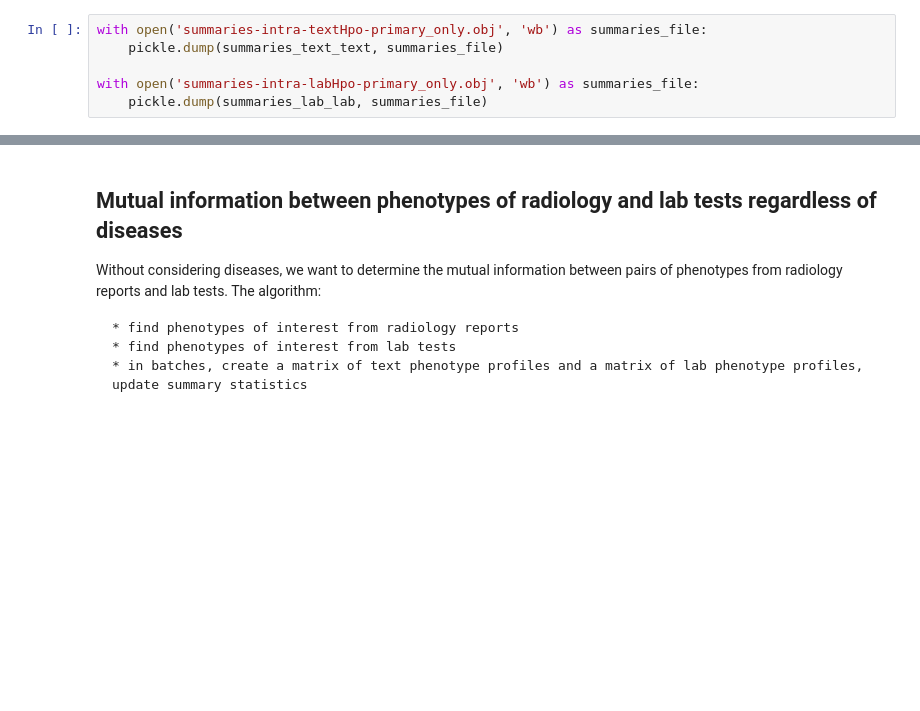
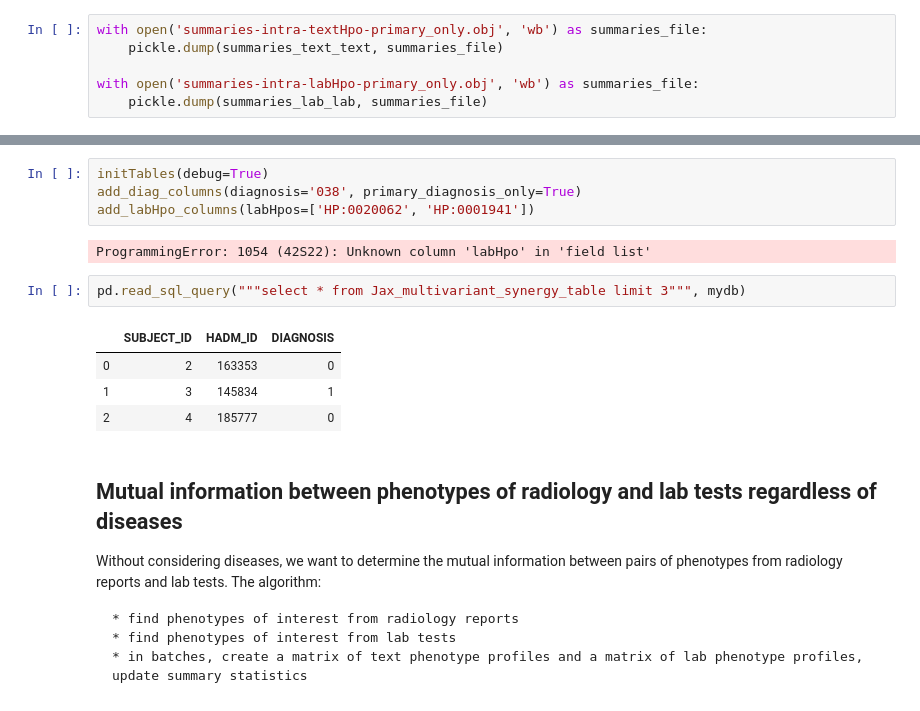
Before and after one commit to TheJacksonLaboratory/MIMIC_HPO, a Jupyter notebook: src/main/notebooks/mutual_info.ipynb, the cells around one changed output, grey strips where cells are left out. Cells and saved outputs as stored; diff of their text form; blank space fills up the shorter version.

```diff
--- a/src/main/notebooks/mutual_info.ipynb
+++ b/src/main/notebooks/mutual_info.ipynb
@@ -1146,3 +1195,16 @@ with open('summaries-intra-labHpo-primary_only.obj', 'wb') as summaries_file:
+# %%
+initTables(debug=True)
+add_diag_columns(diagnosis='038', primary_diagnosis_only=True)
+add_labHpo_columns(labHpos=['HP:0020062', 'HP:0001941'])
+# %% [output]
+ProgrammingError: 1054 (42S22): Unknown column 'labHpo' in 'field list'
+# %%
+pd.read_sql_query("""select * from Jax_multivariant_synergy_table limit 3""", mydb)
+# %% [output]
+|  | SUBJECT_ID | HADM_ID | DIAGNOSIS |
+| 0 | 2 | 163353 | 0 |
+| 1 | 3 | 145834 | 1 |
+| 2 | 4 | 185777 | 0 |
 # %% [markdown]
 ## Mutual information between phenotypes of radiology and lab tests regardless of diseases
 Without considering diseases, we want to determine the mutual information between pairs of phenotypes from radiology reports and lab tests. The algorithm:
```
Also changed, not shown: parts of 2 cells of this notebook, 1 other file.
